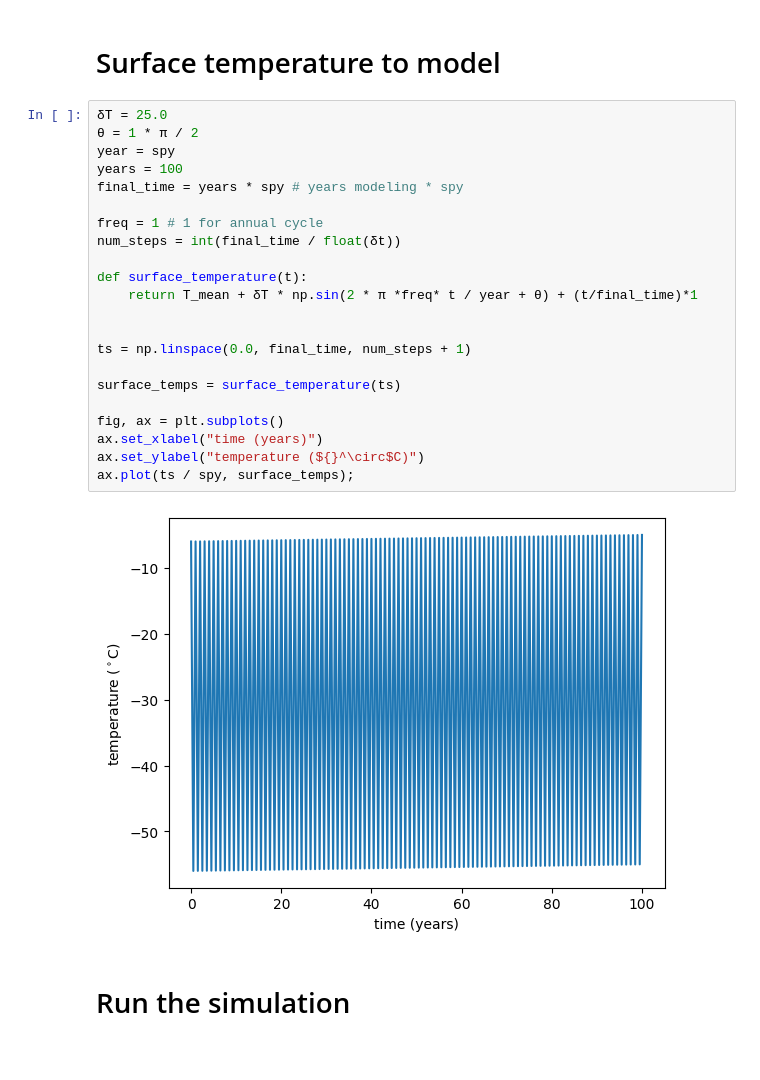
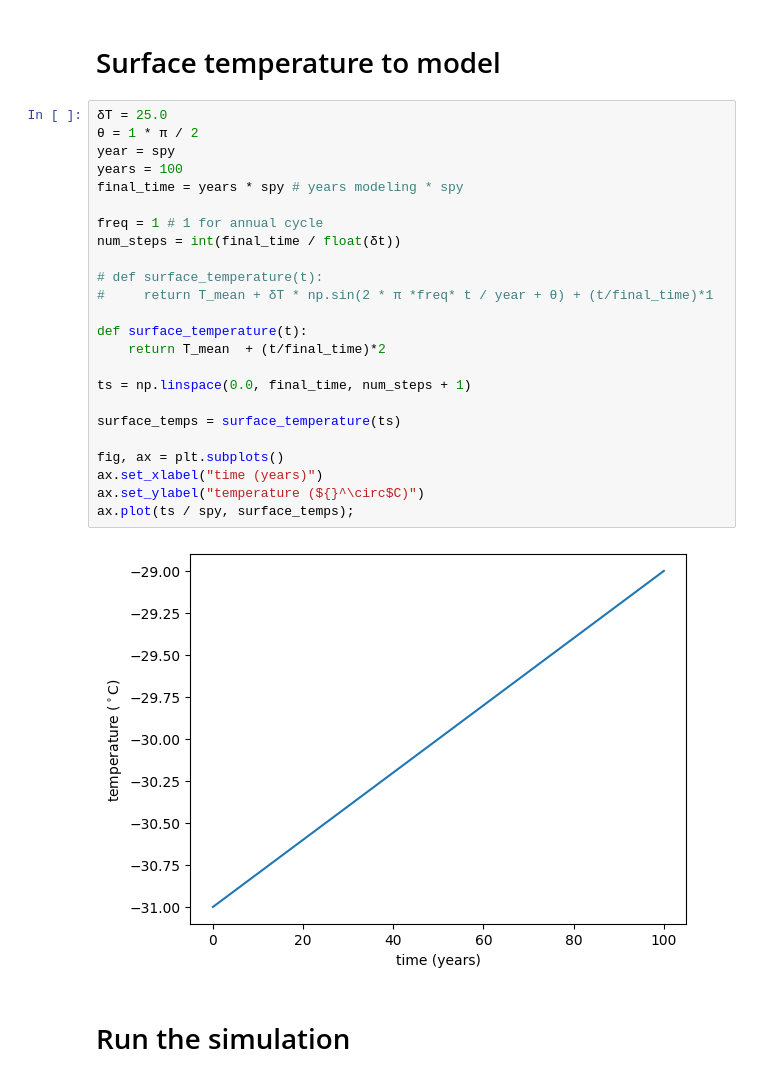
Before and after one commit to johnmorganmanos/AH_modeling, a Jupyter notebook: Final_Project_2.ipynb, the cells around one changed output. Drawn from its saved outputs; the diff is of its cells as text.

```diff
--- a/Final_Project_2.ipynb
+++ b/Final_Project_2.ipynb
@@ -382,27 +459,29 @@ fig.savefig('Test_model_temperature.png')
 # %%
 δT = 25.0
 θ = 1 * π / 2
 year = spy
 years = 100
 final_time = years * spy # years modeling * spy
 
 freq = 1 # 1 for annual cycle
 num_steps = int(final_time / float(δt))
 
+# def surface_temperature(t):
+#     return T_mean + δT * np.sin(2 * π *freq* t / year + θ) + (t/final_time)*1
+
 def surface_temperature(t):
-    return T_mean + δT * np.sin(2 * π *freq* t / year + θ) + (t/final_time)*1
-
+    return T_mean  + (t/final_time)*2
 
 ts = np.linspace(0.0, final_time, num_steps + 1)
 
 surface_temps = surface_temperature(ts)
 
 fig, ax = plt.subplots()
 ax.set_xlabel("time (years)")
 ax.set_ylabel("temperature (${}^\circ$C)")
 ax.plot(ts / spy, surface_temps);
 # %% [output]
-[figure, old version]
+[figure, new version]
 # %% [markdown]
 # Run the simulation
 # %%
```
Also changed, not shown: parts of 13 cells of this notebook.
